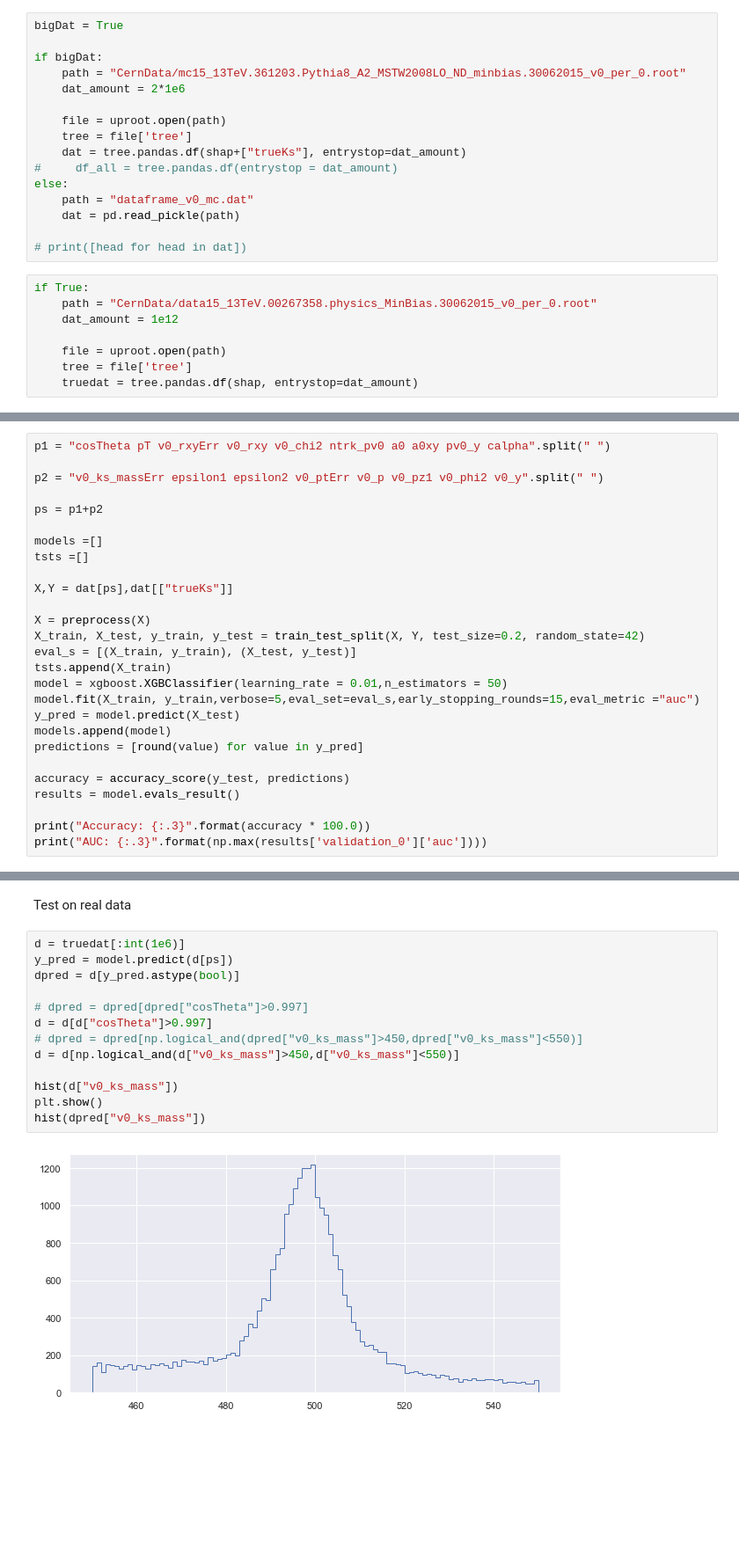
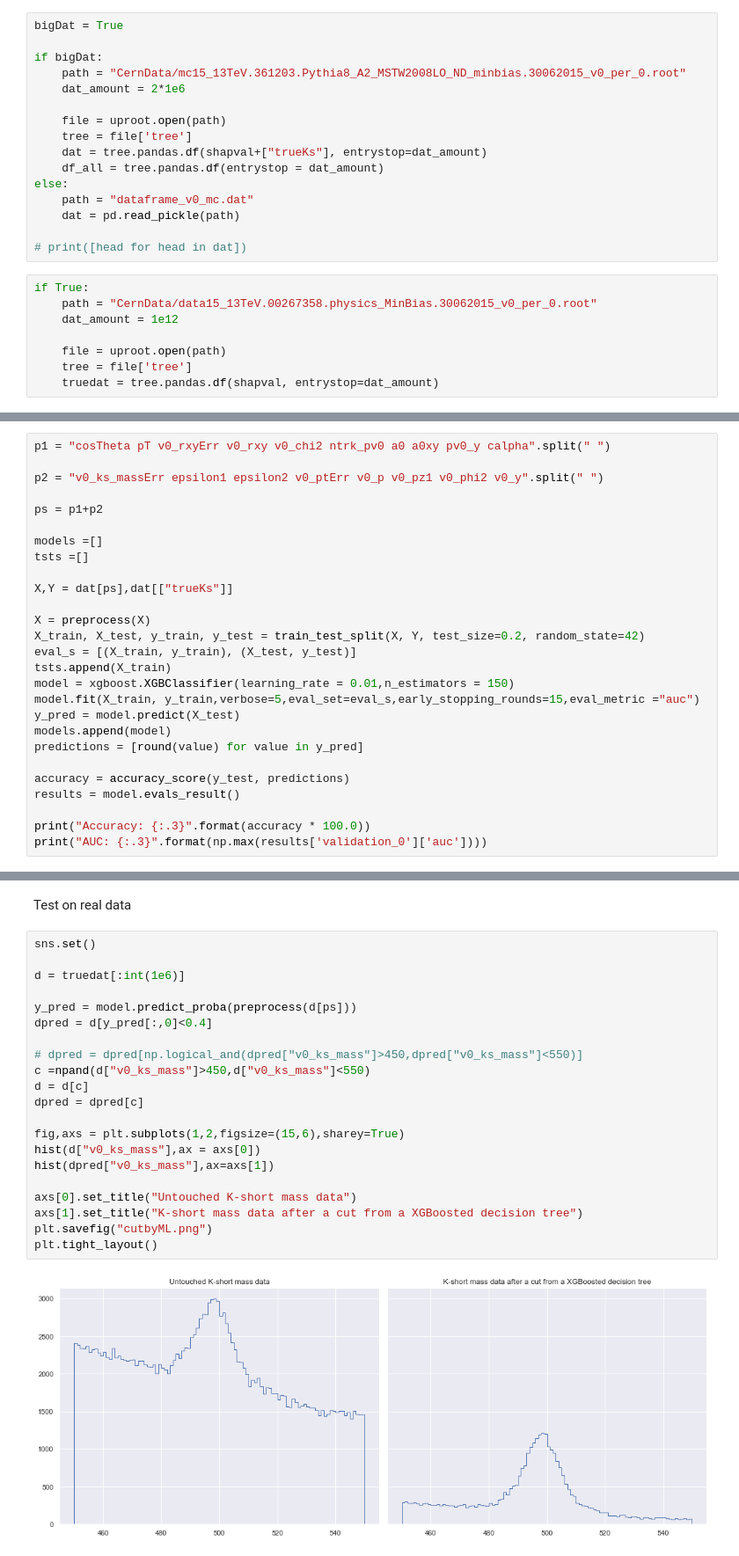
Before and after one commit to JakobSchauser/Blok1Troels, a Jupyter notebook: Keras-, XGboost and UMAPtest.ipynb, the cells around one changed output, grey strips where cells are left out. Shown at 88% size. Drawn from its saved outputs; the diff is of its cells as text; blank space fills up the shorter version.

```diff
--- a/Keras-, XGboost and UMAPtest.ipynb
+++ b/Keras-, XGboost and UMAPtest.ipynb
@@ -41,8 +50,8 @@ if bigDat:
 
     file = uproot.open(path)
     tree = file['tree']
-    dat = tree.pandas.df(shap+["trueKs"], entrystop=dat_amount)
-#     df_all = tree.pandas.df(entrystop = dat_amount)
+    dat = tree.pandas.df(shapval+["trueKs"], entrystop=dat_amount)
+    df_all = tree.pandas.df(entrystop = dat_amount)
 else:
     path = "dataframe_v0_mc.dat"
     dat = pd.read_pickle(path)
@@ -55,4 +64,4 @@ if True:
 
     file = uproot.open(path)
     tree = file['tree']
-    truedat = tree.pandas.df(shap, entrystop=dat_amount)
+    truedat = tree.pandas.df(shapval, entrystop=dat_amount)
@@ -266,7 +366,7 @@ X = preprocess(X)
 X_train, X_test, y_train, y_test = train_test_split(X, Y, test_size=0.2, random_state=42)
 eval_s = [(X_train, y_train), (X_test, y_test)]
 tsts.append(X_train)
-model = xgboost.XGBClassifier(learning_rate = 0.01,n_estimators = 50)
+model = xgboost.XGBClassifier(learning_rate = 0.01,n_estimators = 150)
 model.fit(X_train, y_train,verbose=5,eval_set=eval_s,early_stopping_rounds=15,eval_metric ="auc")
 y_pred = model.predict(X_test)
 models.append(model)
@@ -304,17 +411,25 @@ plt.show()
 # %% [markdown]
 Test on real data
 # %%
+sns.set()
+
 d = truedat[:int(1e6)]
-y_pred = model.predict(d[ps])
-dpred = d[y_pred.astype(bool)]
 
-# dpred = dpred[dpred["cosTheta"]>0.997]
-d = d[d["cosTheta"]>0.997]
+y_pred = model.predict_proba(preprocess(d[ps]))
+dpred = d[y_pred[:,0]<0.4]
+
 # dpred = dpred[np.logical_and(dpred["v0_ks_mass"]>450,dpred["v0_ks_mass"]<550)]
-d = d[np.logical_and(d["v0_ks_mass"]>450,d["v0_ks_mass"]<550)]
+c =npand(d["v0_ks_mass"]>450,d["v0_ks_mass"]<550)
+d = d[c]
+dpred = dpred[c]
 
-hist(d["v0_ks_mass"])
-plt.show()
-hist(dpred["v0_ks_mass"])
+fig,axs = plt.subplots(1,2,figsize=(15,6),sharey=True)
+hist(d["v0_ks_mass"],ax = axs[0])
+hist(dpred["v0_ks_mass"],ax=axs[1])
+
+axs[0].set_title("Untouched K-short mass data")
+axs[1].set_title("K-short mass data after a cut from a XGBoosted decision tree")
+plt.savefig("cutbyML.png")
+plt.tight_layout()
 # %% [output]
-[figure, old version]
+[figure, new version]
```
Also changed, not shown: parts of 11 cells of this notebook, 12 other files.
